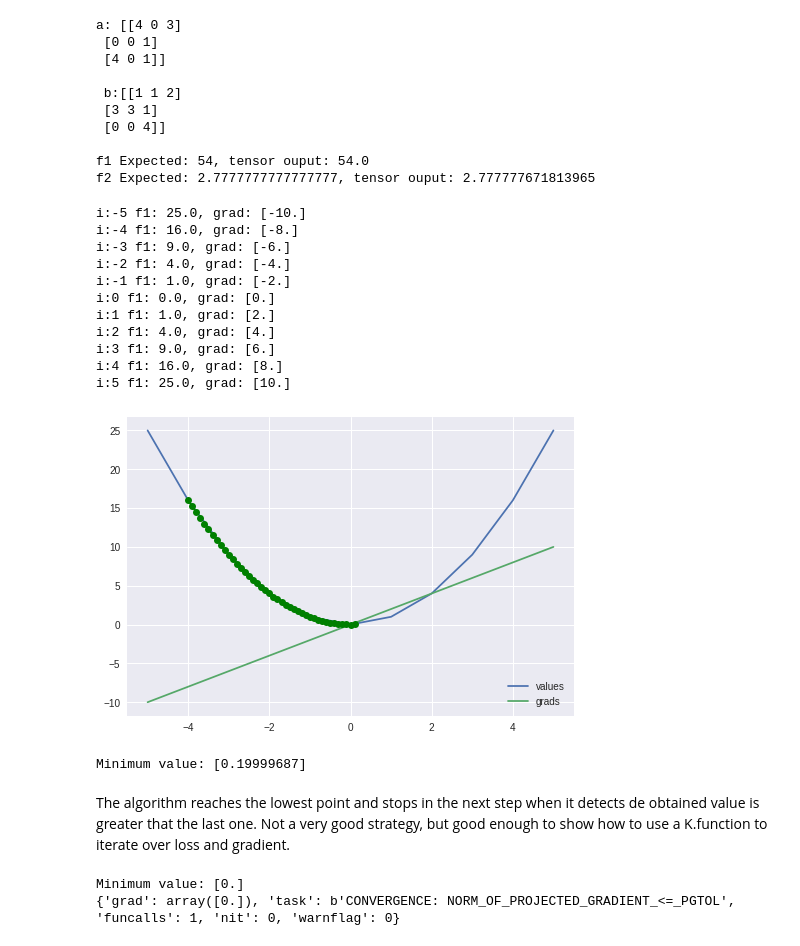
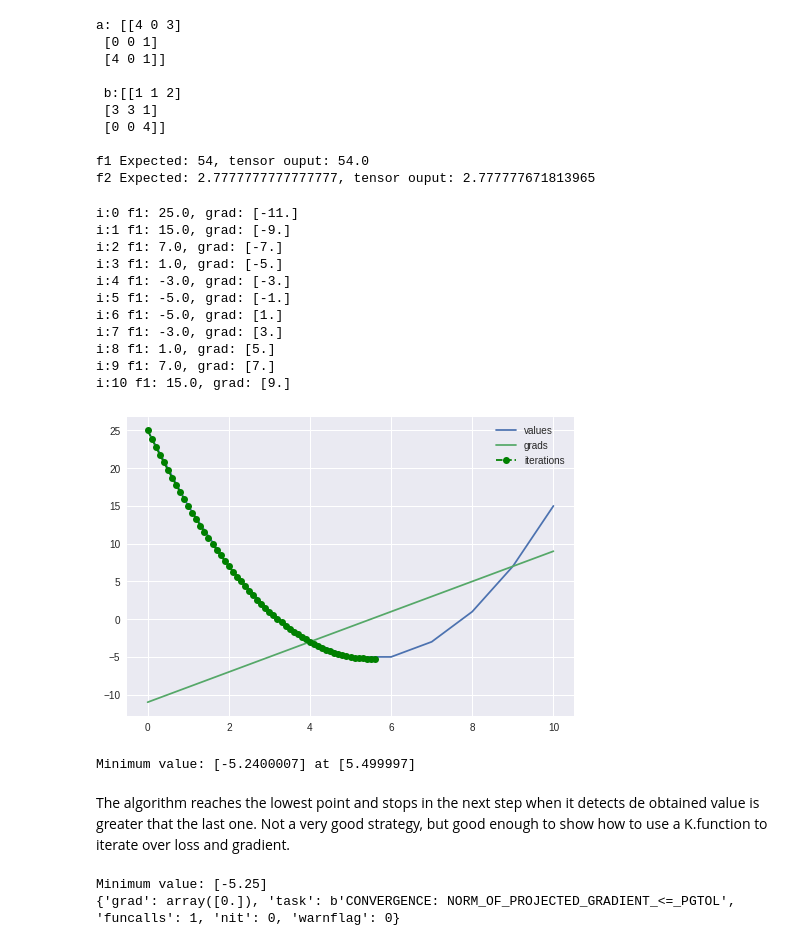
Before and after one commit to gusriobr/keras, a Jupyter notebook: Tinkering_with_tensors.ipynb, the cells around one changed output. Cells and saved outputs as stored; diff of their text form; code cells hidden in the pictures.

```diff
--- a/Tinkering_with_tensors.ipynb
+++ b/Tinkering_with_tensors.ipynb
@@ -181,7 +181,7 @@ f2 Expected: 2.7777777777777777, tensor ouput: 2.777777671813965
 in_a = K.placeholder(shape=(1), name="in_a")
 in_b = K.placeholder(shape=(3,3), name="in_b")
 
-f1 = K.square(in_a)
+f1 = K.square(in_a-5)- in_a
 
 grads = K.gradients([f1], [in_a])[0]
 
@@ -192,58 +192,58 @@ var_a = np.random.uniform(5, size=(1))
 values = []
 grads = []
 
-for i in range(-5,6):
+for i in range(0,11):
   output = iterate([i])
   values.append(output[0])
   grads.append(output[1])
   print("i:{} f1: {}, grad: {}".format(i, output[0], output[1]))
 
-var_i = -4.0
+var_i = 0
 step_size = 0.2
 min_step = 0.1
 x_values = []
 f_points = []
 current_value = 999
 last_value = 1000
 i = 0
 max_iters = 200
 
 while current_value < last_value  and i < max_iters:
   output = iterate([var_i])
   step = output[1] * step_size
   if(step < min_step):
     step = np.sign(output[1]) * min_step
 
   last_value = current_value
   current_value = output[0]
 
   x_values.append(var_i)
   f_points.append(current_value)
   var_i = var_i-step
   i = i+1
 
-plt.plot(range(-5,6), values, label="values")
-plt.plot(range(-5,6), grads, label="grads")
-plt.plot(x_values, f_points, color='green', marker='o', linestyle='dashed')
+plt.plot(range(0,11), values, label="values")
+plt.plot(range(0,11), grads, label="grads")
+plt.plot(x_values, f_points, color='green', marker='o', linestyle='dashed',label='iterations')
 plt.legend()
 plt.show()
 
-print("Minimum value: {}".format(output[1]))
+print("Minimum value: {} at {}".format(current_value, var_i))
 # lets try to calculate the minimum value of e
 # %% [output]
-i:-5 f1: 25.0, grad: [-10.]
-i:-4 f1: 16.0, grad: [-8.]
-i:-3 f1: 9.0, grad: [-6.]
-i:-2 f1: 4.0, grad: [-4.]
-i:-1 f1: 1.0, grad: [-2.]
-i:0 f1: 0.0, grad: [0.]
-i:1 f1: 1.0, grad: [2.]
-i:2 f1: 4.0, grad: [4.]
-i:3 f1: 9.0, grad: [6.]
-i:4 f1: 16.0, grad: [8.]
-i:5 f1: 25.0, grad: [10.]
+i:0 f1: 25.0, grad: [-11.]
+i:1 f1: 15.0, grad: [-9.]
+i:2 f1: 7.0, grad: [-7.]
+i:3 f1: 1.0, grad: [-5.]
+i:4 f1: -3.0, grad: [-3.]
+i:5 f1: -5.0, grad: [-1.]
+i:6 f1: -5.0, grad: [1.]
+i:7 f1: -3.0, grad: [3.]
+i:8 f1: 1.0, grad: [5.]
+i:9 f1: 7.0, grad: [7.]
+i:10 f1: 15.0, grad: [9.]
-[figure, old version]
+[figure, new version]
-Minimum value: [0.19999687]
+Minimum value: [-5.2400007] at [5.499997]
 # %% [markdown]
 The algorithm reaches the lowest point and stops in the next step when it detects de obtained value is greater that the last one. Not a very good strategy, but good enough to show how to use a K.function to iterate over loss and gradient.
 # %%
@@ -283,5 +283,5 @@ for i in range(iterations):
 print("Minimum value: {}".format(min_val))
 print(info)
 # %% [output]
-Minimum value: [0.]
+Minimum value: [-5.25]
 {'grad': array([0.]), 'task': b'CONVERGENCE: NORM_OF_PROJECTED_GRADIENT_<=_PGTOL', 'funcalls': 1, 'nit': 0, 'warnflag': 0}
```
